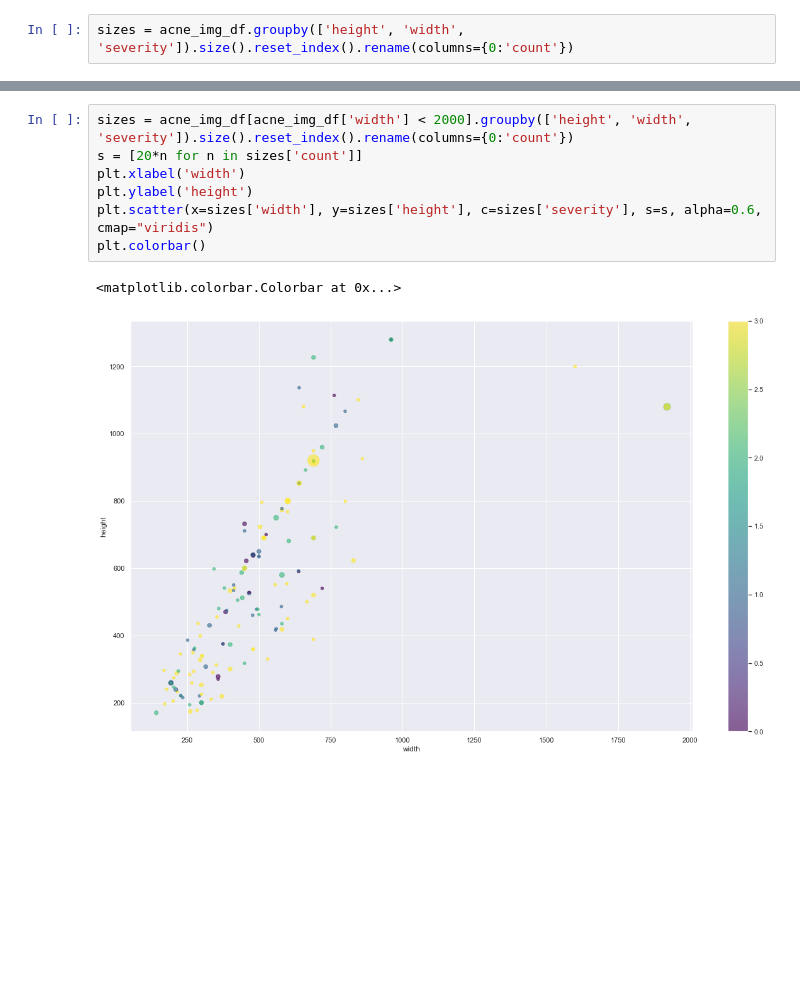
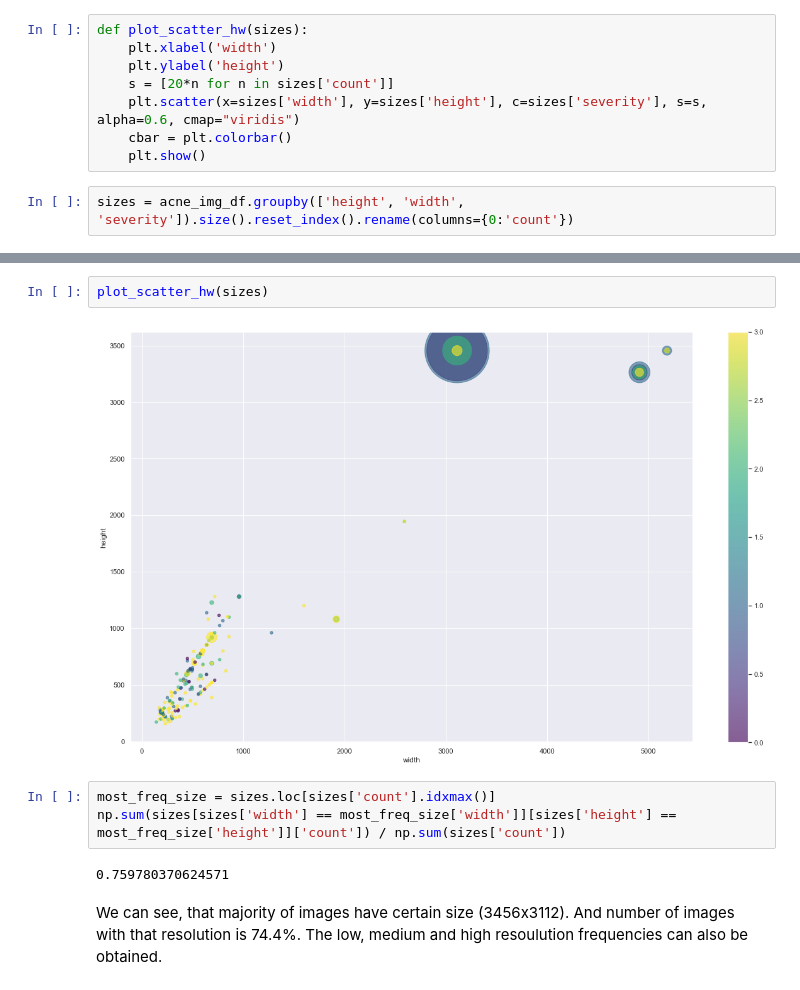
Before and after one commit to SolidCake98/ACNE-Image-analysis, a Jupyter notebook: ACNE_EDA.ipynb, the cells around one changed output, grey strips where cells are left out. Saved outputs shown, nothing was run; the diff lists cells and outputs as text; blank space fills up the shorter version.

```diff
--- a/ACNE_EDA.ipynb
+++ b/ACNE_EDA.ipynb
@@ -115,3 +204,11 @@ img_annotations_df = pd.DataFrame(img_annotations)
+# %%
+def plot_scatter_hw(sizes):
+    plt.xlabel('width')
+    plt.ylabel('height')
+    s = [20*n for n in sizes['count']]
+    plt.scatter(x=sizes['width'], y=sizes['height'], c=sizes['severity'], s=s, alpha=0.6, cmap="viridis")
+    cbar = plt.colorbar()
+    plt.show()
 # %%
 sizes = acne_img_df.groupby(['height', 'width', 'severity']).size().reset_index().rename(columns={0:'count'})
 # %%
@@ -130,10 +218,11 @@ plt.colorbar()
-# %%
-sizes = acne_img_df[acne_img_df['width'] < 2000].groupby(['height', 'width', 'severity']).size().reset_index().rename(columns={0:'count'})
-s = [20*n for n in sizes['count']]
-plt.xlabel('width')
-plt.ylabel('height')
-plt.scatter(x=sizes['width'], y=sizes['height'], c=sizes['severity'], s=s, alpha=0.6, cmap="viridis")
-plt.colorbar()
-# %% [output]
-<matplotlib.colorbar.Colorbar at 0x...>
-[figure, removed]
+# %%
+plot_scatter_hw(sizes)
+# %% [output]
+[figure, added]
+# %%
+most_freq_size = sizes.loc[sizes['count'].idxmax()]
+np.sum(sizes[sizes['width'] == most_freq_size['width']][sizes['height'] == most_freq_size['height']]['count']) / np.sum(sizes['count'])
+# %% [output]
+0.759780370624571
+# %% [markdown]
+We can see, that majority of images have certain size (3456x3112). And number of images with that resolution is 74.4%. The low, medium and high resoulution frequencies can also be obtained.
```
Also changed, not shown: parts of 62 cells of this notebook, 2 other files.
